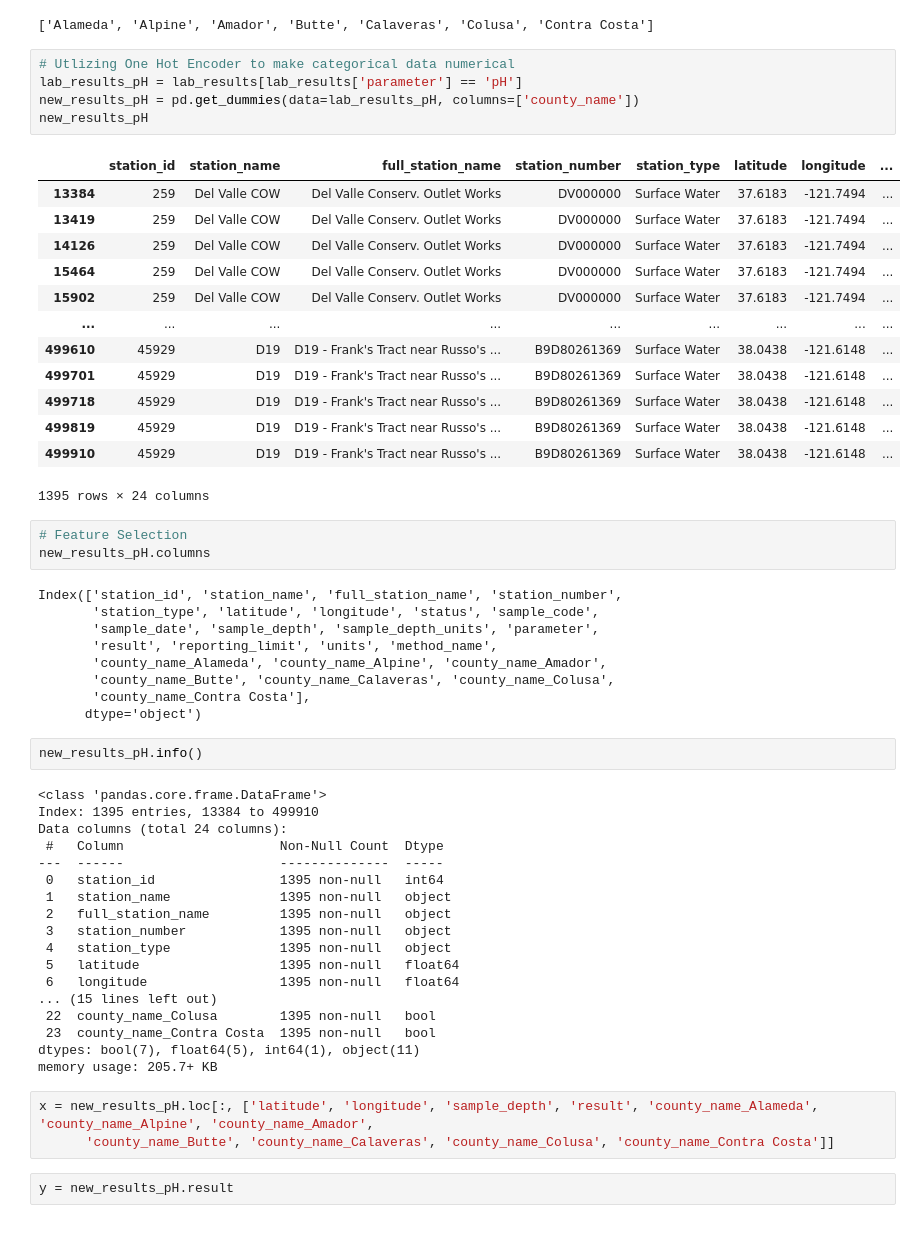
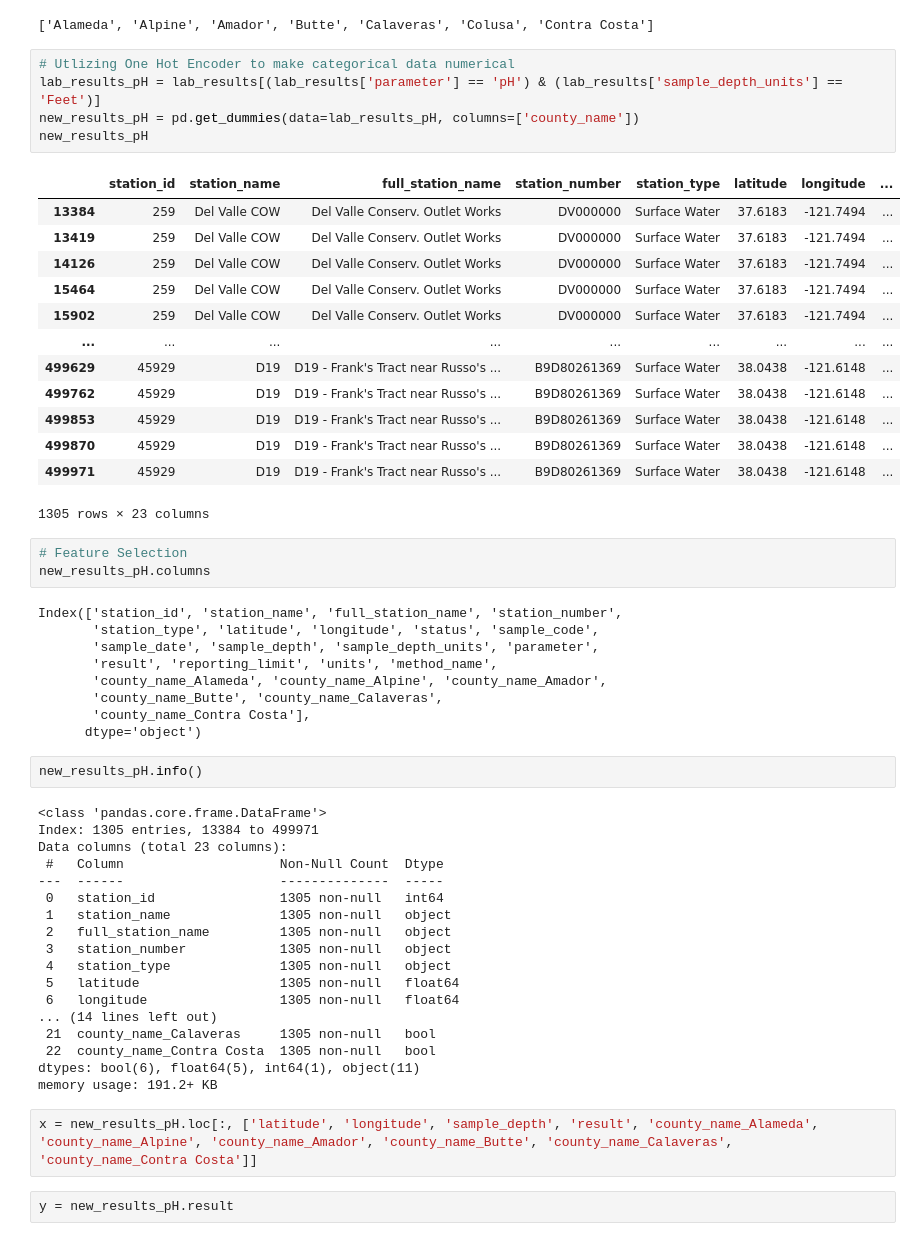
Before and after one commit to Jenkins1128/WaterQualityAnalysis, a Jupyter notebook: WaterQualityAnalysis.ipynb, the cells around one changed output. Saved outputs shown, nothing was run; the diff lists cells and outputs as text.

```diff
--- a/WaterQualityAnalysis.ipynb
+++ b/WaterQualityAnalysis.ipynb
@@ -218,23 +219,23 @@ lab_results['county_name'].unique().tolist()
 ['Alameda', 'Alpine', 'Amador', 'Butte', 'Calaveras', 'Colusa', 'Contra Costa']
 # %%
 # Utlizing One Hot Encoder to make categorical data numerical
-lab_results_pH = lab_results[lab_results['parameter'] == 'pH']
+lab_results_pH = lab_results[(lab_results['parameter'] == 'pH') & (lab_results['sample_depth_units'] == 'Feet')]
 new_results_pH = pd.get_dummies(data=lab_results_pH, columns=['county_name'])
 new_results_pH
 # %% [output]
 |  | station_id | station_name | full_station_name | station_number | station_type | latitude | longitude | ... |
 | 13384 | 259 | Del Valle COW | Del Valle Conserv. Outlet Works | DV000000 | Surface Water | 37.6183 | -121.7494 | ... |
 | 13419 | 259 | Del Valle COW | Del Valle Conserv. Outlet Works | DV000000 | Surface Water | 37.6183 | -121.7494 | ... |
 | 14126 | 259 | Del Valle COW | Del Valle Conserv. Outlet Works | DV000000 | Surface Water | 37.6183 | -121.7494 | ... |
 | 15464 | 259 | Del Valle COW | Del Valle Conserv. Outlet Works | DV000000 | Surface Water | 37.6183 | -121.7494 | ... |
 | 15902 | 259 | Del Valle COW | Del Valle Conserv. Outlet Works | DV000000 | Surface Water | 37.6183 | -121.7494 | ... |
 | ... | ... | ... | ... | ... | ... | ... | ... | ... |
-| 499610 | 45929 | D19 | D19 - Frank's Tract near Russo's ... | B9D80261369 | Surface Water | 38.0438 | -121.6148 | ... |
-| 499701 | 45929 | D19 | D19 - Frank's Tract near Russo's ... | B9D80261369 | Surface Water | 38.0438 | -121.6148 | ... |
-| 499718 | 45929 | D19 | D19 - Frank's Tract near Russo's ... | B9D80261369 | Surface Water | 38.0438 | -121.6148 | ... |
-| 499819 | 45929 | D19 | D19 - Frank's Tract near Russo's ... | B9D80261369 | Surface Water | 38.0438 | -121.6148 | ... |
-| 499910 | 45929 | D19 | D19 - Frank's Tract near Russo's ... | B9D80261369 | Surface Water | 38.0438 | -121.6148 | ... |
+| 499629 | 45929 | D19 | D19 - Frank's Tract near Russo's ... | B9D80261369 | Surface Water | 38.0438 | -121.6148 | ... |
+| 499762 | 45929 | D19 | D19 - Frank's Tract near Russo's ... | B9D80261369 | Surface Water | 38.0438 | -121.6148 | ... |
+| 499853 | 45929 | D19 | D19 - Frank's Tract near Russo's ... | B9D80261369 | Surface Water | 38.0438 | -121.6148 | ... |
+| 499870 | 45929 | D19 | D19 - Frank's Tract near Russo's ... | B9D80261369 | Surface Water | 38.0438 | -121.6148 | ... |
+| 499971 | 45929 | D19 | D19 - Frank's Tract near Russo's ... | B9D80261369 | Surface Water | 38.0438 | -121.6148 | ... |
-1395 rows × 24 columns
+1305 rows × 23 columns
 # %%
 # Feature Selection
 new_results_pH.columns
@@ -244,32 +245,31 @@ Index(['station_id', 'station_name', 'full_station_name', 'station_number',
        'sample_date', 'sample_depth', 'sample_depth_units', 'parameter',
        'result', 'reporting_limit', 'units', 'method_name',
        'county_name_Alameda', 'county_name_Alpine', 'county_name_Amador',
-       'county_name_Butte', 'county_name_Calaveras', 'county_name_Colusa',
+       'county_name_Butte', 'county_name_Calaveras',
        'county_name_Contra Costa'],
       dtype='object')
 # %%
 new_results_pH.info()
 # %% [output]
 <class 'pandas.core.frame.DataFrame'>
-Index: 1395 entries, 13384 to 499910
-Data columns (total 24 columns):
+Index: 1305 entries, 13384 to 499971
+Data columns (total 23 columns):
  #   Column                    Non-Null Count  Dtype
 ---  ------                    --------------  -----
- 0   station_id                1395 non-null   int64
- 1   station_name              1395 non-null   object
- 2   full_station_name         1395 non-null   object
- 3   station_number            1395 non-null   object
- 4   station_type              1395 non-null   object
- 5   latitude                  1395 non-null   float64
- 6   longitude                 1395 non-null   float64
-... (15 lines left out)
- 22  county_name_Colusa        1395 non-null   bool
- 23  county_name_Contra Costa  1395 non-null   bool
-dtypes: bool(7), float64(5), int64(1), object(11)
-memory usage: 205.7+ KB
+ 0   station_id                1305 non-null   int64
+ 1   station_name              1305 non-null   object
+ 2   full_station_name         1305 non-null   object
+ 3   station_number            1305 non-null   object
+ 4   station_type              1305 non-null   object
+ 5   latitude                  1305 non-null   float64
+ 6   longitude                 1305 non-null   float64
+... (14 lines left out)
+ 21  county_name_Calaveras     1305 non-null   bool
+ 22  county_name_Contra Costa  1305 non-null   bool
+dtypes: bool(6), float64(5), int64(1), object(11)
+memory usage: 191.2+ KB
 # %%
-x = new_results_pH.loc[:, ['latitude', 'longitude', 'sample_depth', 'result', 'county_name_Alameda', 'county_name_Alpine', 'county_name_Amador',
-      'county_name_Butte', 'county_name_Calaveras', 'county_name_Colusa', 'county_name_Contra Costa']]
+x = new_results_pH.loc[:, ['latitude', 'longitude', 'sample_depth', 'result', 'county_name_Alameda', 'county_name_Alpine', 'county_name_Amador', 'county_name_Butte', 'county_name_Calaveras', 'county_name_Contra Costa']]
 # %%
 y = new_results_pH.result
 # %%
```
Also changed, not shown: parts of 24 cells of this notebook, 2 other files.
